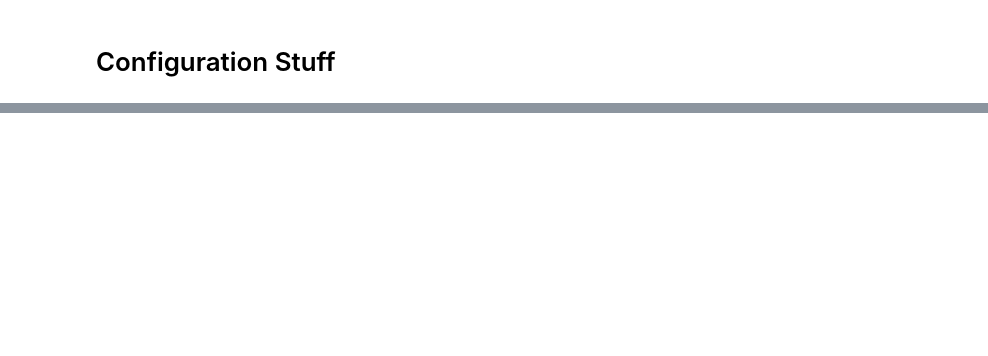
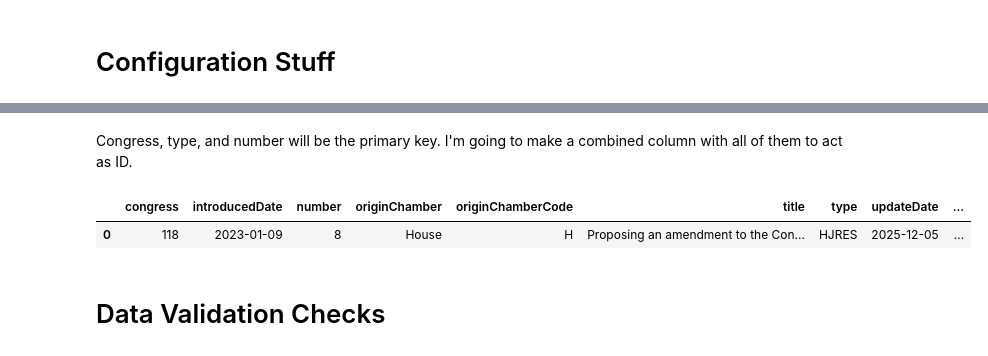
Before and after one commit to evanblizzard/ds_6021_final_project, a Jupyter notebook: Notebooks/01_data_acquisition.ipynb, the cells around one changed output, grey strips where cells are left out. Drawn from its saved outputs; the diff is of its cells as text; code cells hidden in the pictures; blank space fills up the shorter version.

```diff
--- a/Notebooks/01_data_acquisition.ipynb
+++ b/Notebooks/01_data_acquisition.ipynb
@@ -50,0 +121,10 @@ RAW_DIR = Path("data/raw")
+# %% [markdown]
+Congress, type, and number will be the primary key. I'm going to make a combined column with all of them to act as ID.
+# %%
+df['bill_id'] = df['congress'].astype(str) + df['type'] + df['number'].astype(str)
+df.head(1)
+# %% [output]
+|  | congress | introducedDate | number | originChamber | originChamberCode | title | type | updateDate | ... |
+| 0 | 118 | 2023-01-09 | 8 | House | H | Proposing an amendment to the Con... | HJRES | 2025-12-05 | ... |
+# %% [markdown]
+# Data Validation Checks
```
Also changed, not shown: parts of 18 cells of this notebook.
